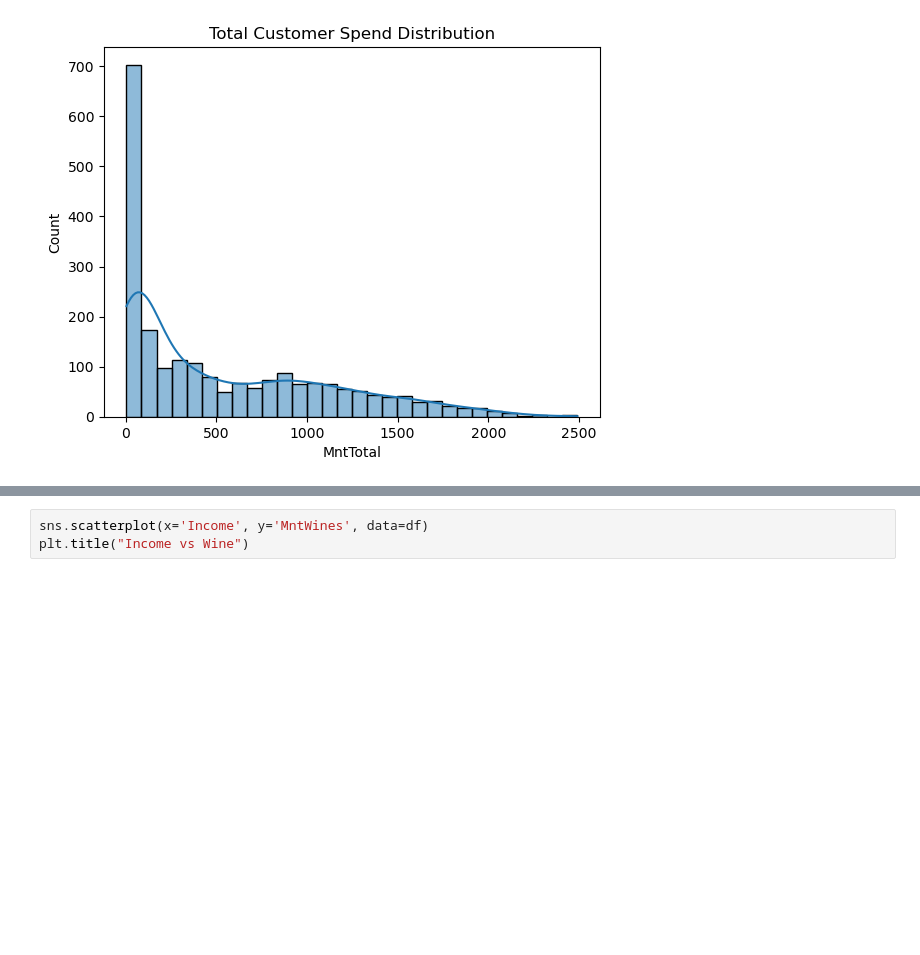
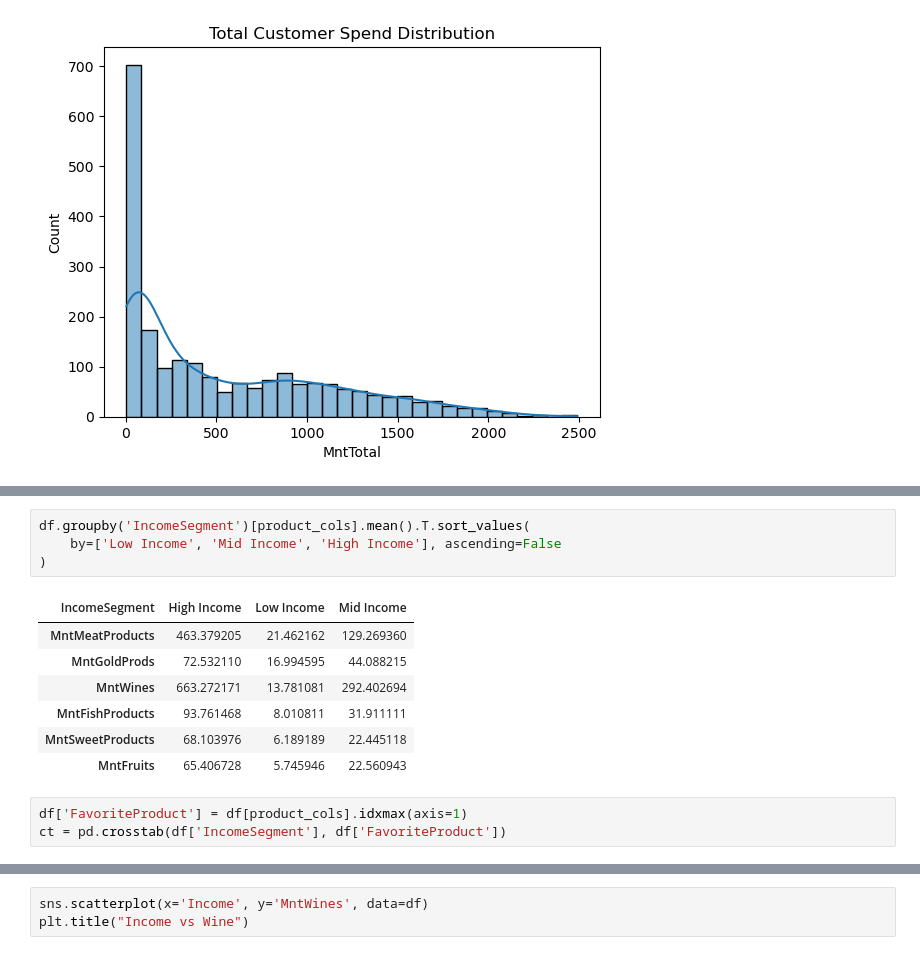
Before and after one commit to fincherc/marketing_project, a Jupyter notebook: food_da.ipynb, the cells around one changed output, grey strips where cells are left out. Cells and saved outputs as stored; diff of their text form; blank space fills up the shorter version.

```diff
--- a/food_da.ipynb
+++ b/food_da.ipynb
@@ -168,0 +193,15 @@ Text(0.5, 1.0, 'Total Customer Spend Distribution')
+# %%
+df.groupby('IncomeSegment')[product_cols].mean().T.sort_values(
+    by=['Low Income', 'Mid Income', 'High Income'], ascending=False
+)
+# %% [output]
+| IncomeSegment | High Income | Low Income | Mid Income |
+| MntMeatProducts | 463.379205 | 21.462162 | 129.269360 |
+| MntGoldProds | 72.532110 | 16.994595 | 44.088215 |
+| MntWines | 663.272171 | 13.781081 | 292.402694 |
+| MntFishProducts | 93.761468 | 8.010811 | 31.911111 |
+| MntSweetProducts | 68.103976 | 6.189189 | 22.445118 |
+| MntFruits | 65.406728 | 5.745946 | 22.560943 |
+# %%
+df['FavoriteProduct'] = df[product_cols].idxmax(axis=1)
+ct = pd.crosstab(df['IncomeSegment'], df['FavoriteProduct'])
```
Also changed, not shown: parts of 8 cells of this notebook, 1 other file.
